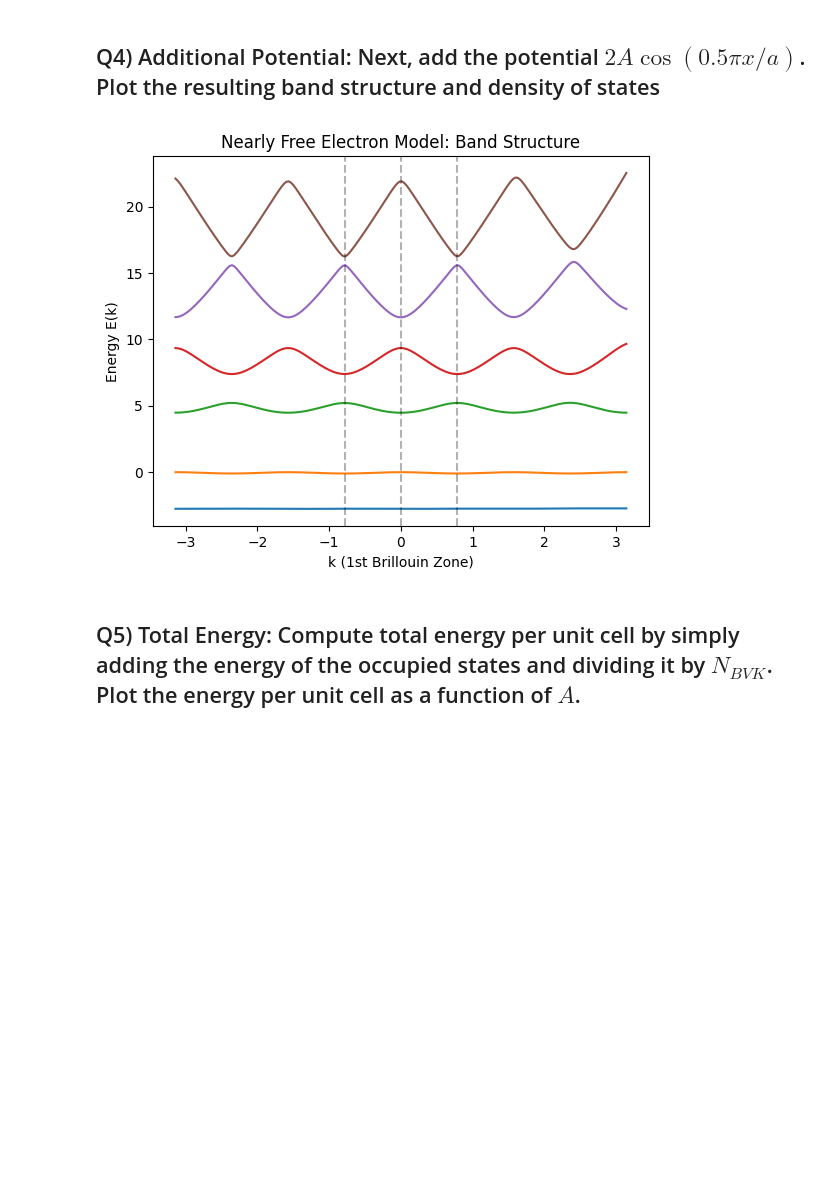
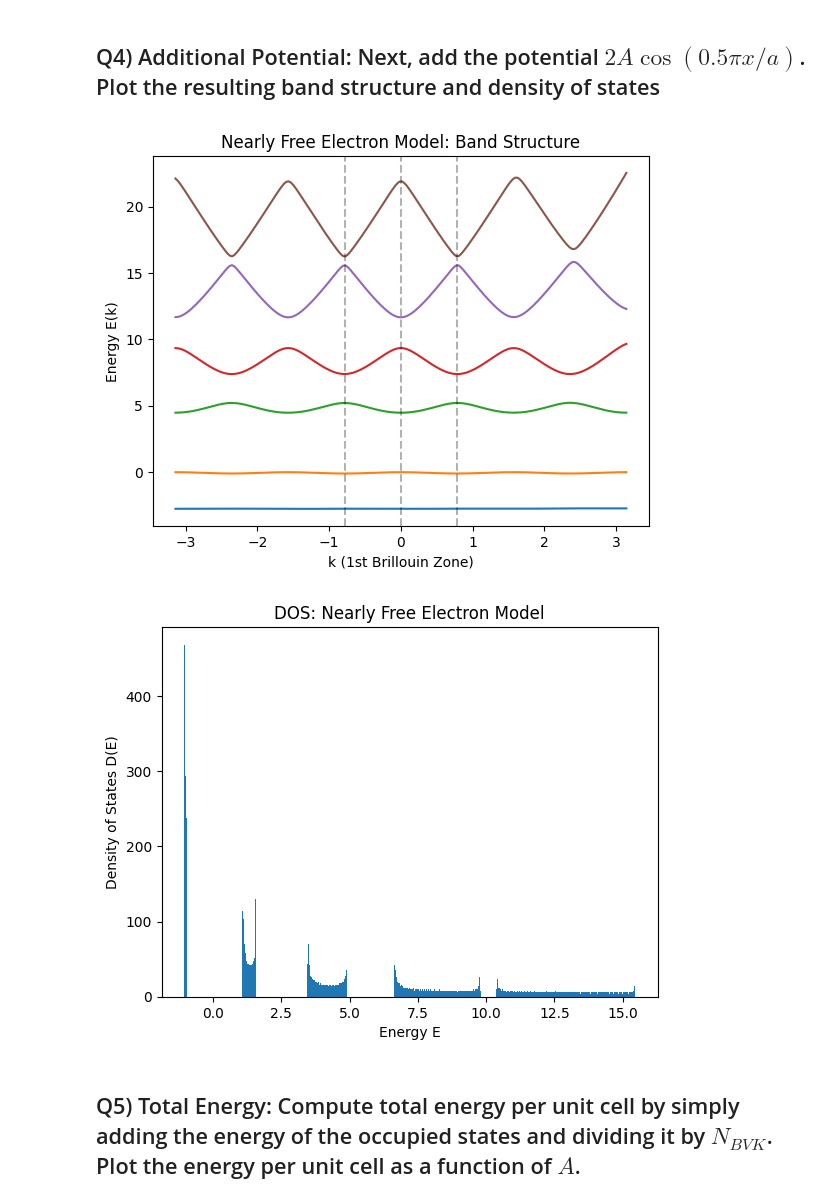
Before and after one commit to alan-ajay/Condensed-Matter-Physics, a Jupyter notebook: CMP_ASSIGNMENT_4.ipynb, the cells around one changed output. Drawn from its saved outputs; the diff is of its cells as text; code cells hidden in the pictures; blank space fills up the shorter version.

```diff
--- a/CMP_ASSIGNMENT_4.ipynb
+++ b/CMP_ASSIGNMENT_4.ipynb
@@ -177,33 +177,52 @@ def Bloch_Hamiltonian(k, N, V, g=np.pi):
                 H[i, i + j] = V[j]
                 H[i + j, i] = np.conj(V[j])
     return H
 
 def Plot_bands(N, V, num_bands=5, g = np.pi):
     k_vals = np.linspace(-np.pi, np.pi, 200)
     all_energies = []
 
     for k in k_vals:
         H = Bloch_Hamiltonian(k, N, V, g)
         eigenvalues = np.linalg.eigvalsh(H)
         all_energies.append(eigenvalues[:num_bands])
 
     energies = np.array(all_energies)
     for i in range(num_bands):
         plt.plot(k_vals, energies[:, i])
 
     plt.axvline(x=0, color='k', linestyle='--', alpha=0.3)
     plt.axvline(x=g/2, color='k', linestyle='--', alpha=0.3)
     plt.axvline(x=-g/2, color='k', linestyle='--', alpha=0.3)
     plt.xlabel("k (1st Brillouin Zone)")
     plt.ylabel("Energy E(k)")
     plt.title("Nearly Free Electron Model: Band Structure")
     plt.show()
 
+def BZ_eigenvalues(N, V, g):
+    k_vals = np.linspace(-np.pi, np.pi, 1000)
+    all_energies = []
+    for k in k_vals:
+        H = Bloch_Hamiltonian(k, N, V, g)
+        all_energies.append(np.linalg.eigvalsh(H)[:5]) # Top 5 bands
+    return np.array(all_energies).flatten()
+
+
+
 
 V_new = [0, 3, 3/2, 0, 3/4, 0, 1/2]
 Plot_bands(10, V_new, 6, g=np.pi/2)
+
+energies = BZ_eigenvalues(21, V, g=np.pi/2)
+
+plt.hist(energies, bins=500)
+plt.xlabel("Energy E")
+plt.ylabel("Density of States D(E)")
+plt.title("DOS: Nearly Free Electron Model")
+plt.show()
 # %% [output]
 [figure]
+[figure, added]
 # %% [markdown]
 ## Q5) Total Energy: Compute total energy per unit cell by simply adding the energy of the occupied states and dividing it by $N_{BVK}$. Plot the energy per unit cell as a function of $A$.
 # %%
```
